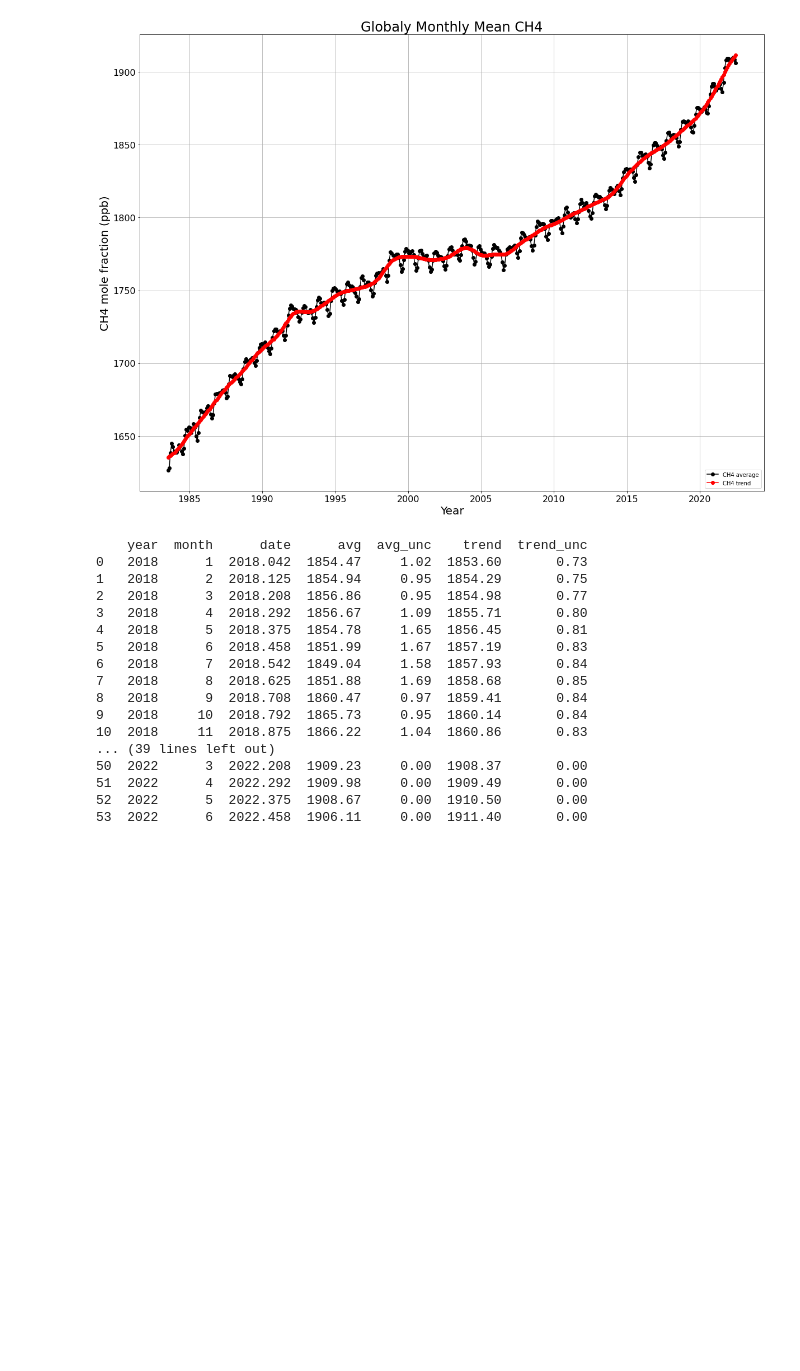
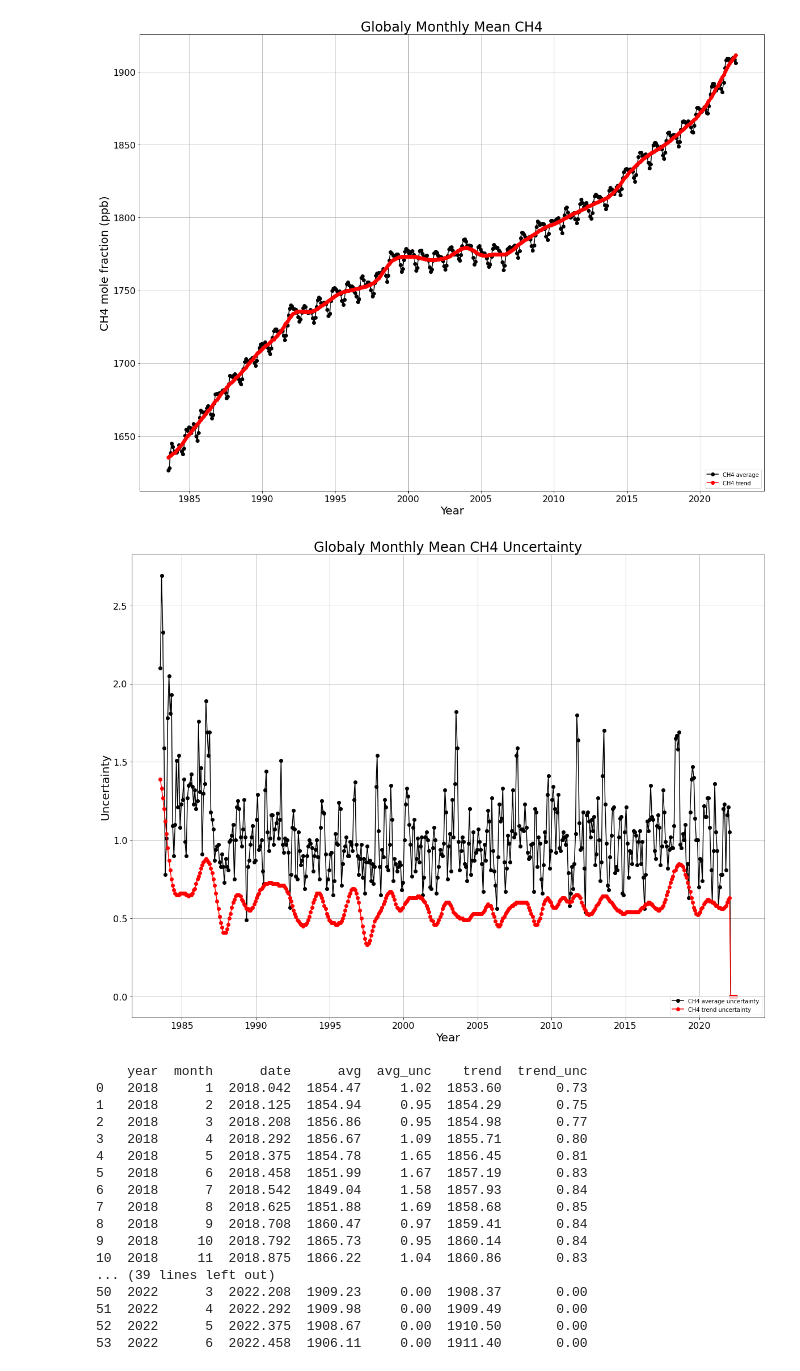
Before and after one commit to 1chooo/ATM-Chem, a Jupyter notebook: Term/monthly_mean/main.ipynb, the cells around one changed output. Cells and saved outputs as stored; diff of their text form; code cells hidden in the pictures; blank space fills up the shorter version.

```diff
--- a/Term/monthly_mean/main.ipynb
+++ b/Term/monthly_mean/main.ipynb
@@ -209,6 +247,25 @@ plt.savefig("../../imgs/monthly_mean/ch4_monthly_mean.jpg", dpi=300)
 plt.show()
 # %% [output]
 [figure]
+# %%
+plt.figure(figsize=(20, 15))
+plt.plot(ch4_monthly_mean_data["date"], ch4_monthly_mean_data["avg_unc"], "k-o")
+plt.plot(ch4_monthly_mean_data["date"], ch4_monthly_mean_data["trend_unc"], "r-o")
+
+
+plt.xlabel("Year", fontsize=20)
+plt.ylabel("Uncertainty", fontsize=20)
+plt.title("Globaly Monthly Mean CH4 Uncertainty", fontsize=24)
+
+plt.tick_params(axis="both", labelsize=16)
+plt.legend(["CH4 average uncertainty", "CH4 trend uncertainty"], loc ="lower right")
+
+plt.grid()
+# plt.savefig("../../imgs/CH4/ch4_monthly_mean.jpg", dpi=300)
+plt.savefig("../../imgs/monthly_mean/ch4_monthly_mean_uncertainty.jpg", dpi=300)
+plt.show()
+# %% [output]
+[figure, added]
 # %%
 type = "ch4"
 skip_rows = 478
```
Also changed, not shown: parts of 7 cells of this notebook, 17 other files.
